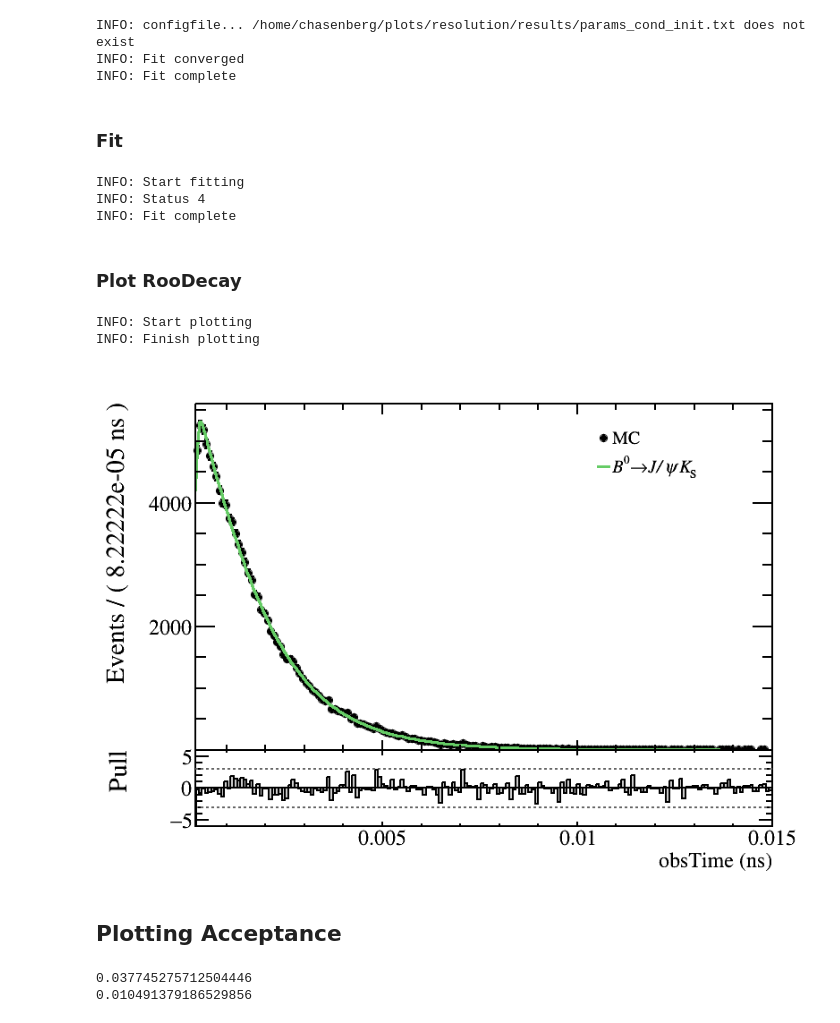
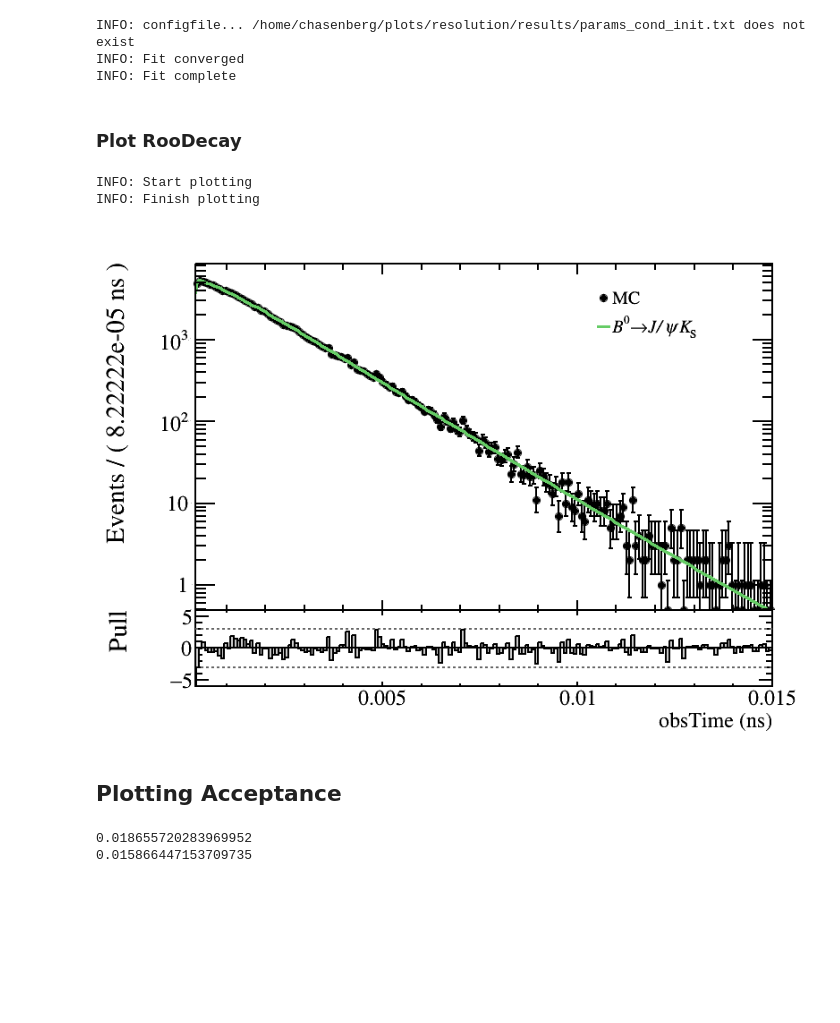
Before and after one commit to chasenberg/Masterthesis, a Jupyter notebook: notebooks/decaytime_studies/acceptance_JpsiKS_mc.ipynb, the cells around one changed output. Saved outputs shown, nothing was run; the diff lists cells and outputs as text; code cells hidden in the pictures; blank space fills up the shorter version.

```diff
--- a/notebooks/decaytime_studies/acceptance_JpsiKS_mc.ipynb
+++ b/notebooks/decaytime_studies/acceptance_JpsiKS_mc.ipynb
@@ -55,7 +55,7 @@ ROOT.SetOwnership(dataset_file, False)
 dataset_tree = dataset_file.Get(dataset_tree_name)
 ROOT.SetOwnership(dataset_tree, False)
 # %%
-obsTime     = RooRealVar('B0_FitPVConst_tau_flat', 'obsTime', 0,0.0002, 0.02, 'ns')
+obsTime     = RooRealVar('B0_FitPVConst_tau_flat', 'obsTime', 0,0.0002, 0.015, 'ns')
 obsTimeErr = RooRealVar("B0_FitPVConst_tauErr_flat", "obsTimeErr", 0,-0.001,0.001, "ns")
 Delta_Tau = RooRealVar("Delta_Tau", "Delta_Tau", 0,-0.001,0.001, "ns")
 ROOT.SetOwnership(obsTime, False)
@@ -107,5 +107,17 @@ knots[4]=(0.012)
 #knots[5]=(0.016)
 knots[5]=(obsTime.getMax()) # 18.0
+# %%
+from ROOT import std
+knots = std.vector("double")(7)
+knots[0]=(obsTime.getMin()) # 0.0
+knots[1]=(0.0003)
+knots[2]=(0.0004)
+knots[3]=(0.001)
+knots[4]=(0.004)
+#knots[4]=(0.005)
+knots[5]=(0.01)
+#knots[5]=(0.016)
+knots[6]=(obsTime.getMax()) # 18.0
 # %%
 print(obsTime.getMin(),obsTime.getMax(),len(knots))
 # %% [output]
@@ -332,38 +345,6 @@ pdfRes.getParameters(data).writeToFile(final_params_file)
 INFO: configfile... /home/chasenberg/plots/resolution/results/params_cond_init.txt does not exist
 INFO: Fit converged
 INFO: Fit complete
-# %% [markdown]
-### Fit
-# %%
-cond_argset = RooArgSet(obsTimeErr)#,obsTime)
-parameters_final_name = 'results.txt'
-print('INFO: Start fitting', flush=True)
-fit_result = pdfDecayTime.fitTo(data,
-                               RooFit.NumCPU(6),
-                               RooFit.Minimizer('Minuit','minimize'),
-                               RooFit.Hesse(True),
-                               RooFit.Optimize(0),
-                               RooFit.PrintEvalErrors(0),
-                               RooFit.Save(True),
-                               RooFit.ConditionalObservables(cond_argset))
-
-if fit_result:
-    fit_result.Print('v')
-    fit_result.correlationMatrix().Print('v')
-    if fit_result.status()==0:
-        print('INFO: Fit converged')
-    else:
-        print('INFO: Status '+str(fit_result.status()))
-    print('INFO: Fit complete', flush=True)
-else:
-    print('ERROR: There is no fitresult', flush=True)
-
-final_params_file = os.path.join(results_dir, parameters_final_name)
-pdfDecayTime.getParameters(data).writeToFile(final_params_file)
-# %% [output]
-INFO: Start fitting
-INFO: Status 4
-INFO: Fit complete
 # %% [markdown]
 ### Plot RooDecay
 # %%
@@ -375,35 +356,35 @@ set_lhcb_style()
 decay_set  = ROOT.RooArgSet(pdfDecayTime.getComponents().find('pdfDecayTime'))
 ROOT.SetOwnership(decay_set, False)
 
 # Prepare frame
 canvas = TCanvas('canvas', 'canvas', 1000, 600)
 ROOT.SetOwnership(canvas, False)
 
 plot_frame = obsTime.frame(ROOT.RooFit.Range(0.0002, 0.015), ROOT.RooFit.Bins(180))
 ROOT.SetOwnership(plot_frame, False)
 
 data.plotOn(plot_frame, ROOT.RooFit.Name('data'))
 pdfDecayTime.plotOn(plot_frame, RooFit.ProjWData(RooArgSet(obsTimeErr), data, True), RooFit.LineColor(410), ROOT.RooFit.Name('decay_fit'))
 
 ### Add additional informations to the plot
 text_size = 0.05
 # Create TLegend
 legend = ROOT.TLegend(0.7, 0.7, 0.80, 0.85)
 #legend = ROOT.TLegend(0.7, 0.30, 0.80, 0.5)
 ROOT.SetOwnership(plot_frame, False)
 legend.AddEntry(plot_frame.findObject('data'), 'MC', 'p')
 legend.AddEntry(plot_frame.findObject('decay_fit'), '#it{B}^{0}#rightarrow#it{J/#psi}#it{K}_{#kern[-0.3]{S}}', 'l')
 legend.SetTextSize(text_size)
 
 # Plot pulls
 plotname = 'plot_large_range_log'
-can, _ = plot_pulls(plotname, plot_frame, drawables=[legend], save_path= subdir + '/plots/')#, logy=True)#, logy=True
+can, _ = plot_pulls(plotname, plot_frame, drawables=[legend], save_path= subdir + '/plots/', logy=True)#, logy=True
 print('INFO: Finish plotting', flush=True)
 can
 # %% [output]
 INFO: Start plotting
 INFO: Finish plotting
-[figure, old version]
+[figure, new version]
 # %% [markdown]
 ## Plotting Acceptance
 # %%
@@ -450,8 +431,8 @@ scale_bin = (time_max-time_min)/nbins
 scale = (1/acc_int.getVal())*scale_bin
 print(scale)
 # %% [output]
-0.037745275712504446
-0.010491379186529856
+0.018655720283969952
+0.015866447153709735
 # %%
 from ROOT import TLine
 from ROOT import TLegend
```
Also changed, not shown: parts of 5 cells of this notebook, 2 other files.
